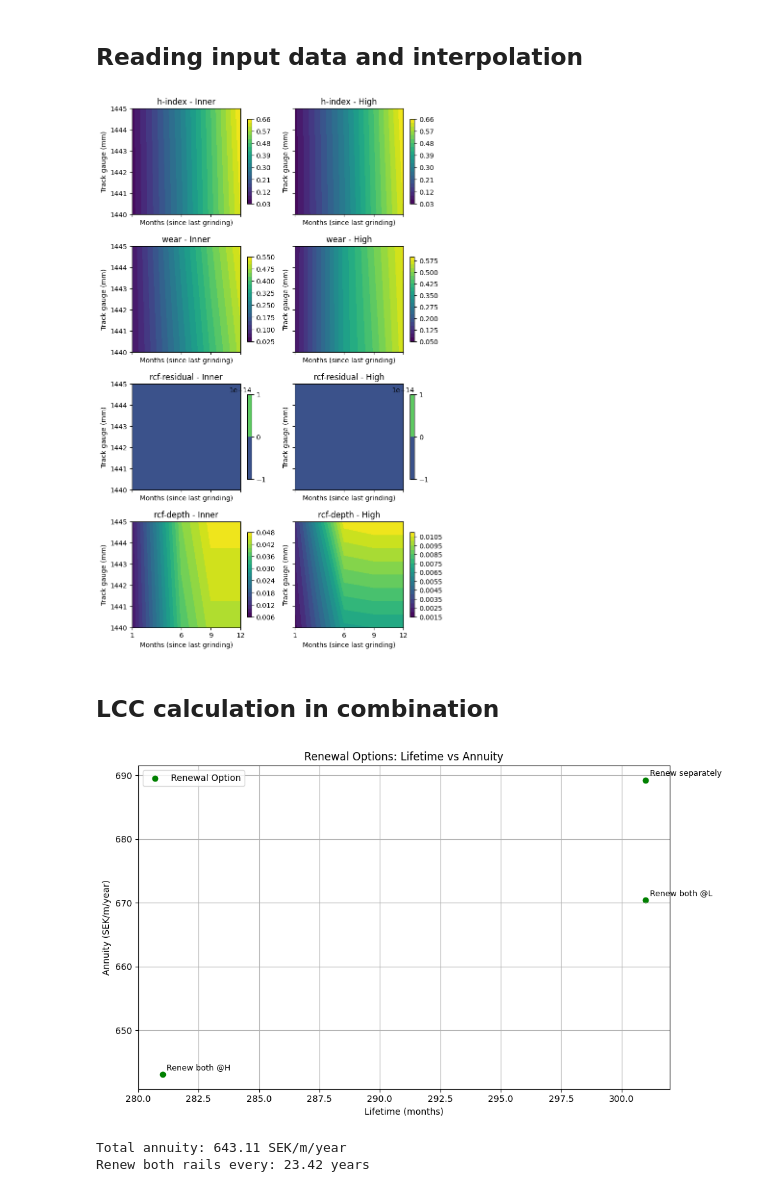
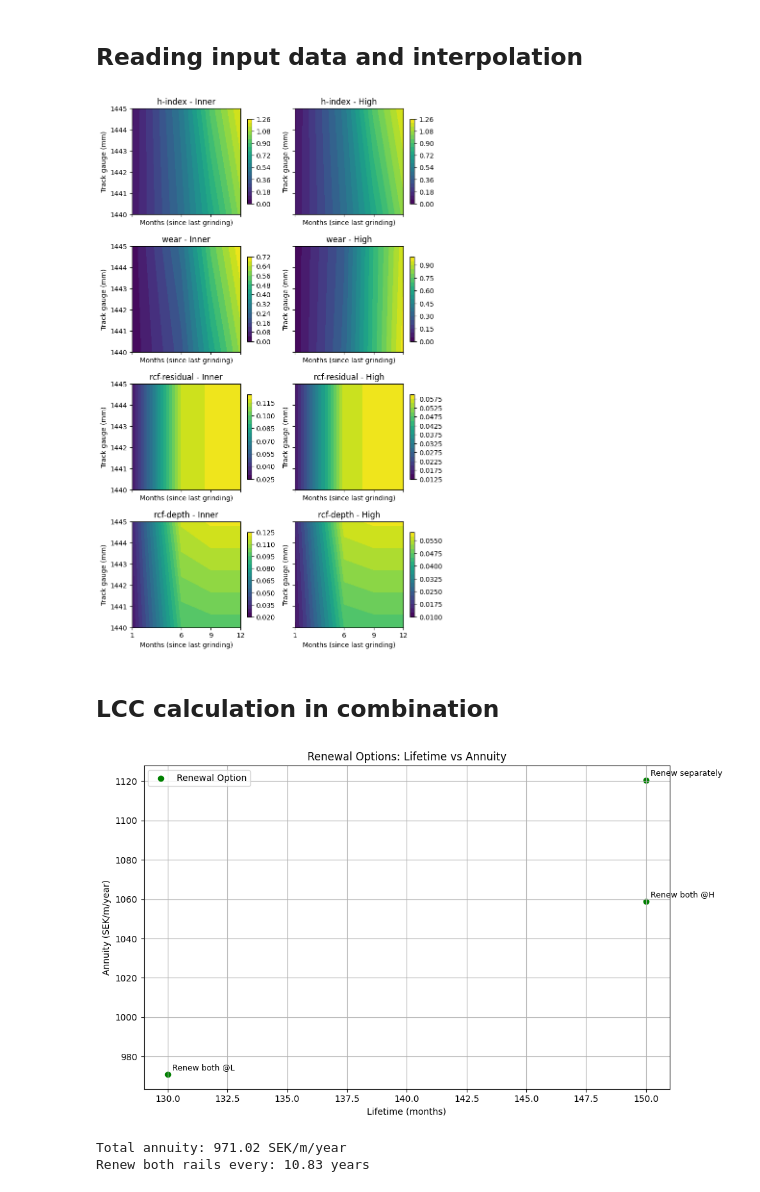
Before and after one commit to abdeaitali/rurut, a Jupyter notebook: LCC/rals_livslangd_python/notebooks/notebook_LCC_rail_both.ipynb, the cells around one changed output. Drawn from its saved outputs; the diff is of its cells as text; code cells hidden in the pictures.

Commit message:
update notebooks for preliminary results

```diff
--- a/LCC/rals_livslangd_python/notebooks/notebook_LCC_rail_both.ipynb
+++ b/LCC/rals_livslangd_python/notebooks/notebook_LCC_rail_both.ipynb
@@ -9,43 +9,43 @@ Version 0.1 (2025-05-15): initial analysis of LCC when both high and low rail ar
 # %%
 # Ensure the preprocessings module is accessible
 import sys
 sys.path.append('../')  # Adjust the path to the root directory containing 'preprocessings'
 
 # Import the function to read the input data
 from preprocessings.read_input_data import read_input_data
 
 # Call the function to read the dataW
-file_path = '../data/raw/CM2025/BDL_111_results_JL_R1465.csv'
-#file_path = '../data/raw/CM2025/BDL_111_results_JL_R495.csv'
+#file_path = '../data/raw/CM2025/BDL_111_results_JL_R1465.csv'
+file_path = '../data/raw/CM2025/BDL_111_results_JL_R495.csv'
 #file_path = '../data/raw/CM2025/BDL_111_results_JL_0512_2rcfs.csv'
 
 data_df = read_input_data(file_path)
 
 # interpolate the using interpolate_rail_data
 from rail_analysis.interpolation import interpolate_rail_data
 data_df_interpolated = interpolate_rail_data(data_df)
 
 # plot the six figures using plot_six_figures
 from rail_analysis.interpolation import plot_all_interpolated_tables
 plot_all_interpolated_tables(data_df_interpolated)
 # %% [output]
-[figure, old version]
+[figure, new version]
 # %% [markdown]
 ## LCC calculation in combination
 # %%
 from rail_analysis.LCC_two_rails import get_annuity_track_refactored, plot_historical_data_two_rails
 
 # Example usage of the get_lcc function
-grinding_freq_low = 3  # months
-grinding_freq_high = 3  # months
+grinding_freq_low = 6  # months
+grinding_freq_high = 5  # months
 gauge_freq = 48  # months
 annuity, rail_lifetime, history = get_annuity_track_refactored(data_df_interpolated, grinding_freq_low, grinding_freq_high, gauge_freq, track_results=True, plot_timeline=True)
 print(f"Total annuity: {annuity:.2f} SEK/m/year")
 print(f"Renew both rails every: {rail_lifetime:.2f} years")
 # %% [output]
-[figure, old version]
+[figure, new version]
-Total annuity: 643.11 SEK/m/year
-Renew both rails every: 23.42 years
+Total annuity: 971.02 SEK/m/year
+Renew both rails every: 10.83 years
 # %%
 plot_historical_data_two_rails(history)
 # %% [output]
```
Also changed, not shown: parts of 1 cell of this notebook, 4 other files.
